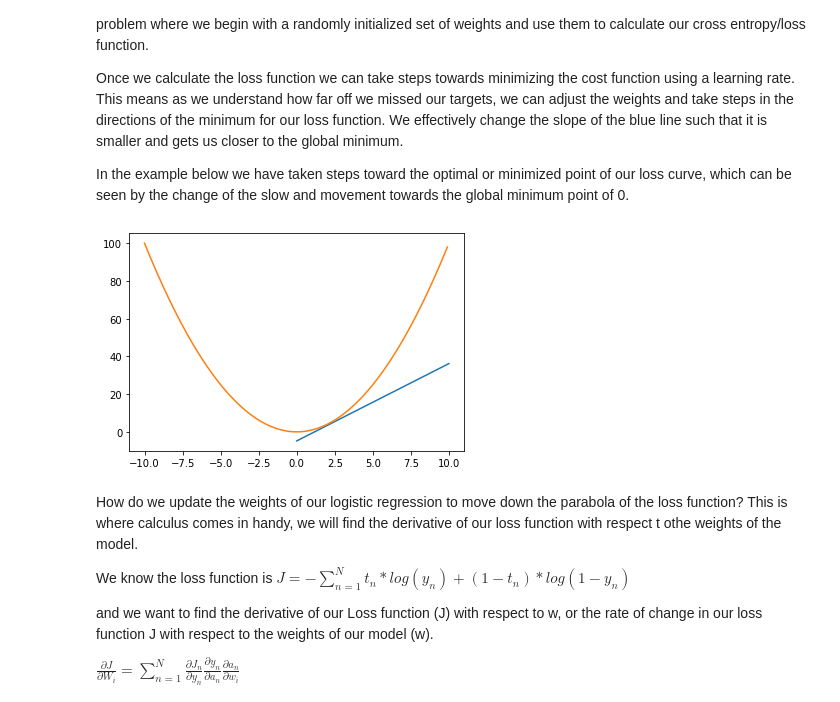
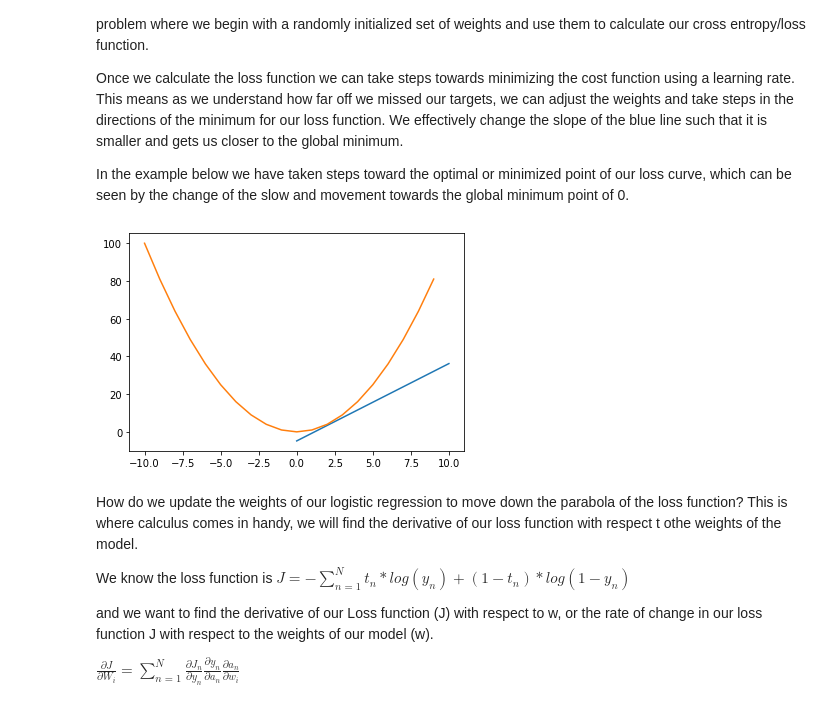
Before and after one commit to xavierharmon/Analytics, a Jupyter notebook: Logistic Regression.ipynb, the cells around one changed output. Cells and saved outputs as stored; diff of their text form; code cells hidden in the pictures.

```diff
--- a/Logistic Regression.ipynb
+++ b/Logistic Regression.ipynb
@@ -239,27 +242,27 @@ Once we calculate the loss function we can take steps towards minimizing the cos
 
 In the example below we have taken steps toward the optimal or minimized point of our loss curve, which can be seen by the change of the slow and movement towards the global minimum point of 0.
 # %%
-p_x = np.arange(-10,10,.1)
-p_y = x**2
+p_x = np.arange(-10,10,1)
+p_y = p_x**2
 x_int = 0
 y_int = -4.8
 slope = 4.1
 
 def find_point(slope, xx, yy):
     b0 = yy - (slope*xx)
     x2 = xx+10
     y2 = (slope*x2)+b0
 
     return x2, y2
 
 x2, y2 = find_point(slope, x_int, y_int)
 
 plt.plot((x_int, x2), (y_int, y2), label = 'line')
 plt.plot(p_x,p_y)
 
 plt.show()
 # %% [output]
-[figure, old version]
+[figure, new version]
 # %% [markdown]
 How do we update the weights of our logistic regression to move down the parabola of the loss function? This is where calculus comes in handy, we will find the derivative of our loss function with respect t othe weights of the model.
 
```
Also changed, not shown: parts of 12 cells of this notebook.
